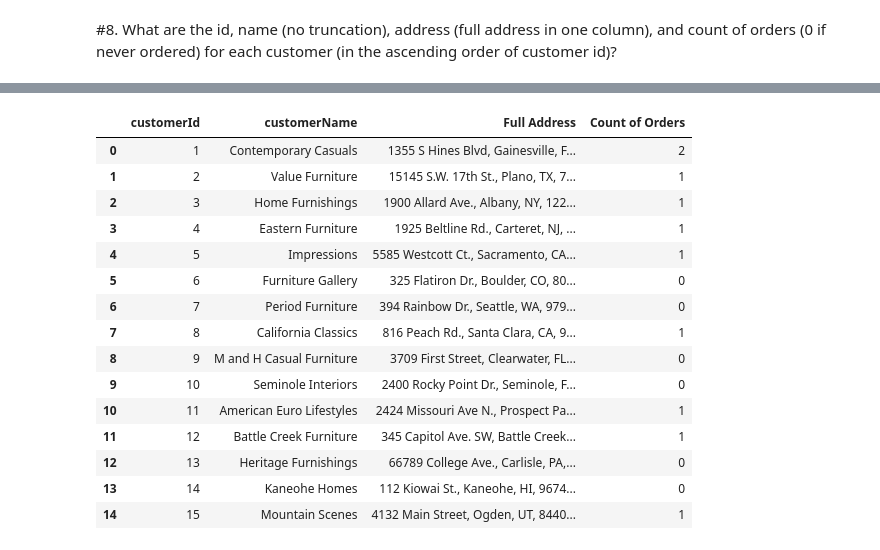
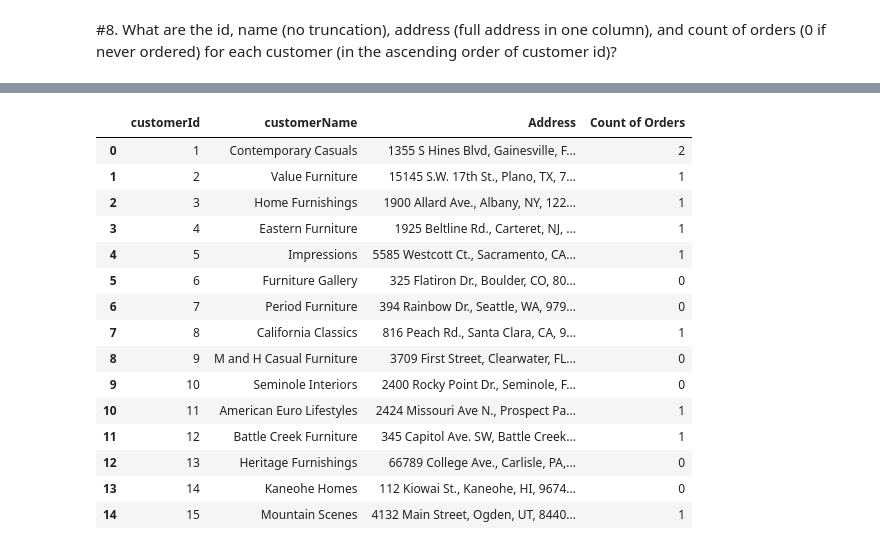
Before and after one commit to Ch256981/IMLP347, a Jupyter notebook: HW2_Ko_I_Hung.ipynb, the cells around one changed output, grey strips where cells are left out. Drawn from its saved outputs; the diff is of its cells as text; code cells hidden in the pictures.

```diff
--- a/HW2_Ko_I_Hung.ipynb
+++ b/HW2_Ko_I_Hung.ipynb
@@ -322,13 +303,18 @@ spark.sql('''SELECT c.customerId, c.customerName, CONCAT(c.customerStreet, ', ',
 # %%
 # 704
-pd_customer['Full Address'] = pd_customer['customerStreet'] + ', ' + pd_customer['customerCity'] + ', ' + pd_customer['customerState'] + ', ' + pd_customer['customerZip']
+pd_customer['Address'] = (
+    pd_customer['customerStreet'] + ', ' +
+    pd_customer['customerCity'] + ', ' +
+    pd_customer['customerState'] + ', ' +
+    pd_customer['customerZip']
+)
 pd.merge(pd_customer, pd_order, how='left', on='customerId')\
- .groupby(['customerId', 'customerName', 'Full Address'], as_index=False)\
+ .groupby(['customerId', 'customerName', 'Address'], as_index=False)\
  .agg({'orderId': 'count'})\
  .rename(columns={'orderId': 'Count of Orders'})\
  .sort_values('customerId')
 # %% [output]
-|  | customerId | customerName | Full Address | Count of Orders |
+|  | customerId | customerName | Address | Count of Orders |
 | 0 | 1 | Contemporary Casuals | 1355 S Hines Blvd, Gainesville, F... | 2 |
 | 1 | 2 | Value Furniture | 15145 S.W. 17th St., Plano, TX, 7... | 1 |
 | 2 | 3 | Home Furnishings | 1900 Allard Ave., Albany, NY, 122... | 1 |
```
Also changed, not shown: parts of 13 cells of this notebook.
